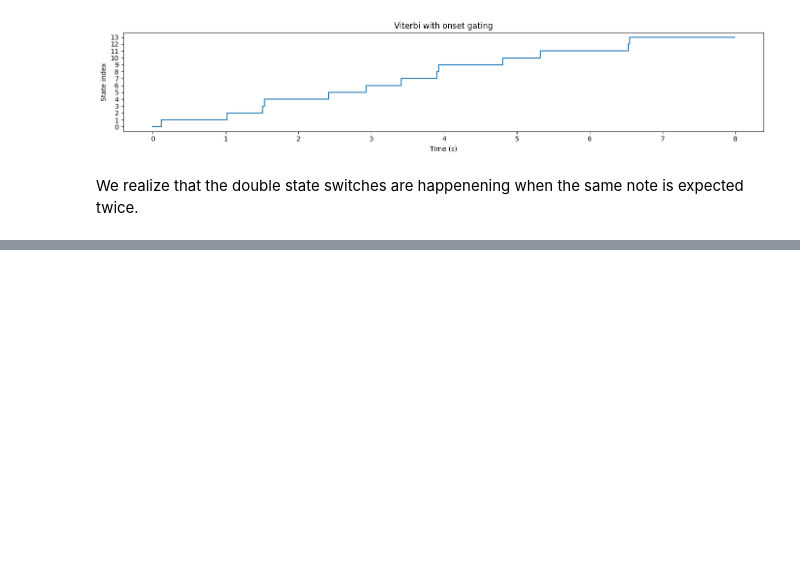
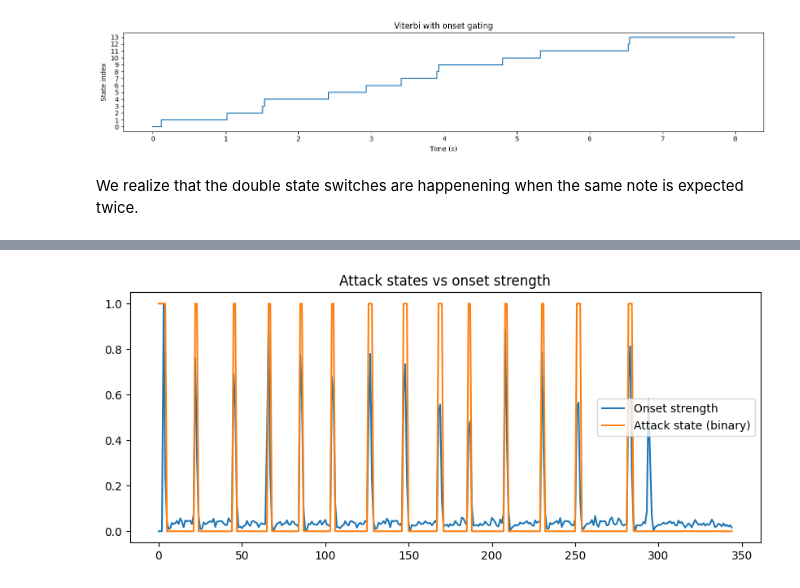
Before and after one commit to schakk34/piano_accuracy, a Jupyter notebook: HMM.ipynb, the cells around one changed output, grey strips where cells are left out. Saved outputs shown, nothing was run; the diff lists cells and outputs as text; code cells hidden in the pictures; blank space fills up the shorter version.

```diff
--- a/HMM.ipynb
+++ b/HMM.ipynb
@@ -422,0 +639,13 @@ We realize that the double state switches are happenening when the same note is
+# %%
+attack_states = [i for i, s in enumerate(states3) if s["phase"] == "A"]
+
+attack_mask = np.isin(path3, attack_states)
+
+plt.figure(figsize=(10,4))
+plt.plot(on01[:len(path3)], label="Onset strength")
+plt.plot(attack_mask.astype(float), label="Attack state (binary)")
+plt.legend()
+plt.title("Attack states vs onset strength")
+plt.show()
+# %% [output]
+[figure, added]
```
Also changed, not shown: parts of 11 cells of this notebook.
